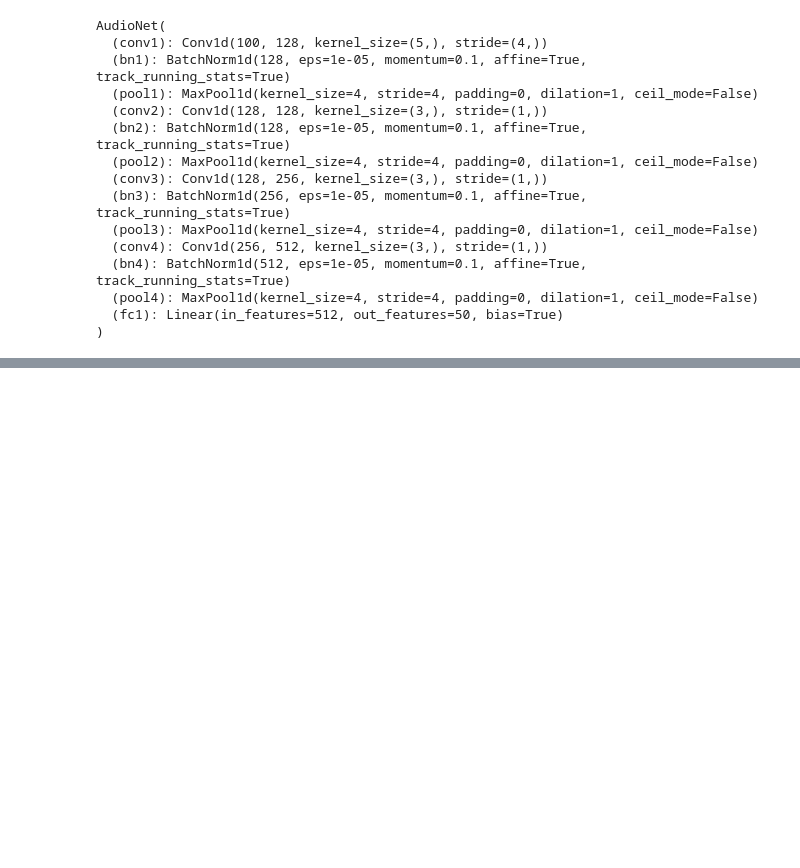
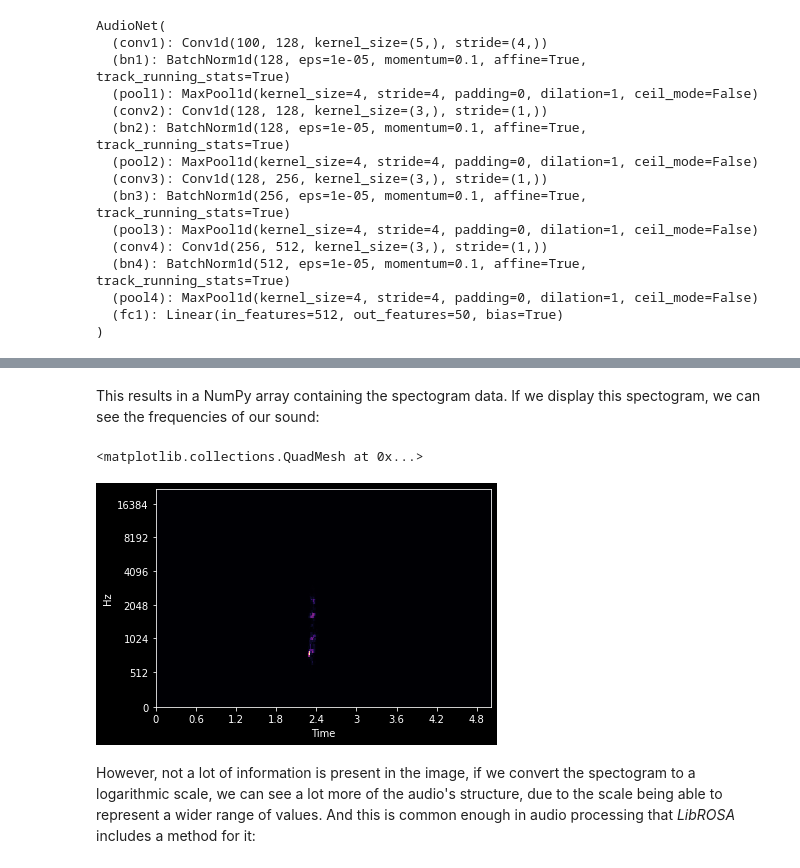
Before and after one commit to lenoqt/PyTorch, a Jupyter notebook: Book-1/Chapter 6 - Torchaudio.ipynb, the cells around one changed output, grey strips where cells are left out. Cells and saved outputs as stored; diff of their text form; code cells hidden in the pictures; blank space fills up the shorter version.

```diff
--- a/Book-1/Chapter 6 - Torchaudio.ipynb
+++ b/Book-1/Chapter 6 - Torchaudio.ipynb
@@ -327,0 +395,13 @@ plt.show()
+# %%
+sample_data, sr = librosa.load('ESC-50-master/audio/train/1-100032-A-0.wav', sr=None)
+spectogram = librosa.feature.melspectrogram(sample_data, sr=sr)
+# %% [markdown]
+This results in a NumPy array containing the spectogram data. If we display this spectogram, we can see the frequencies of our sound:
+# %%
+import librosa.display
+librosa.display.specshow(spectogram, sr=sr, x_axis='time', y_axis='mel')
+# %% [output]
+<matplotlib.collections.QuadMesh at 0x...>
+[figure, added]
+# %% [markdown]
+However, not a lot of information is present in the image, if we convert the spectogram to a logarithmic scale, we can see a lot more of the audio's structure, due to the scale being able to represent a wider range of values. And this is common enough in audio processing that *LibROSA* includes a method for it:
```
Also changed, not shown: parts of 20 cells of this notebook.
